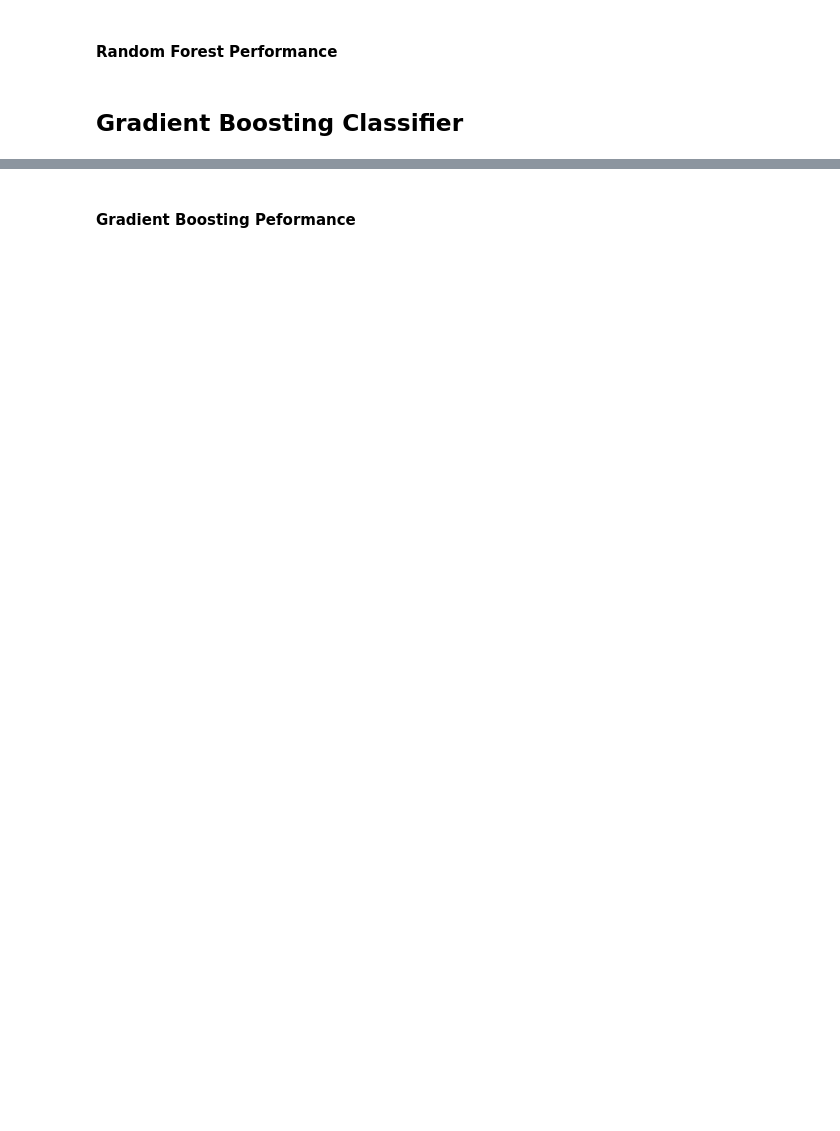
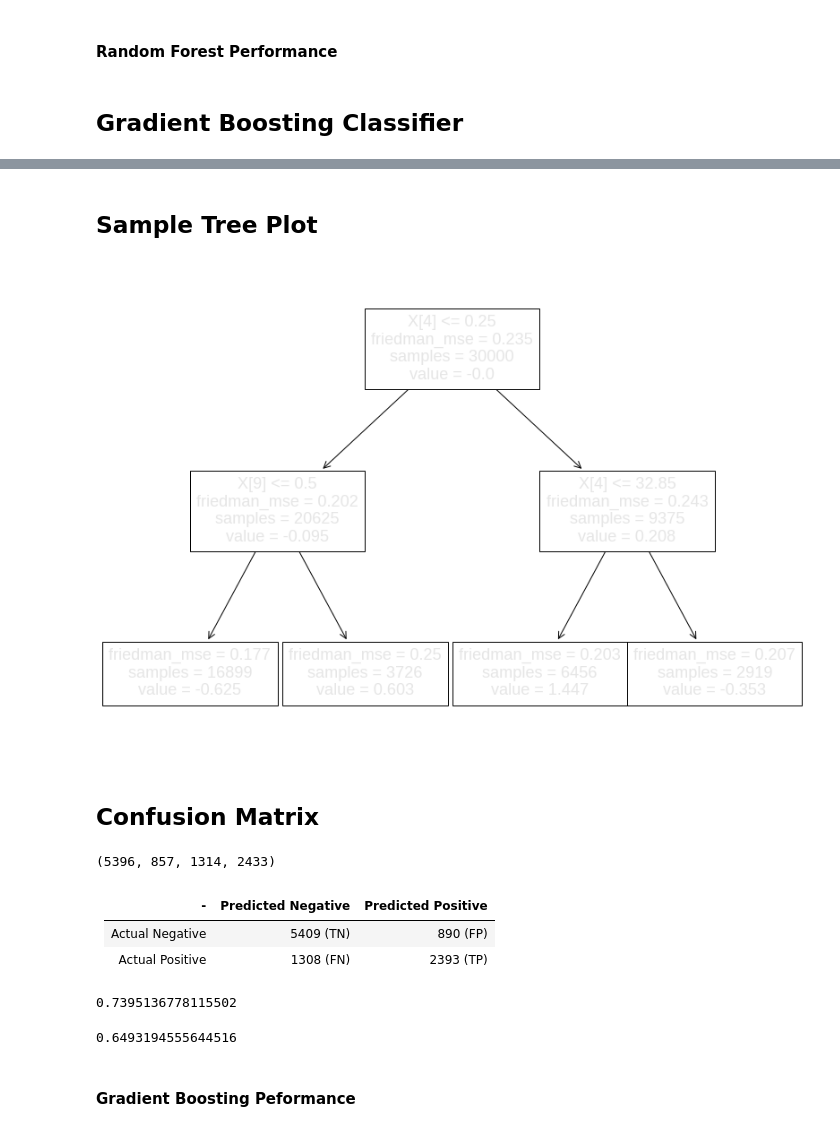
Before and after one commit to boogiedev/churning-a-blind-eye, a Jupyter notebook: modeling.ipynb, the cells around one changed output, grey strips where cells are left out. Saved outputs shown, nothing was run; the diff lists cells and outputs as text; code cells hidden in the pictures; blank space fills up the shorter version.

```diff
--- a/modeling.ipynb
+++ b/modeling.ipynb
@@ -124,2 +153,35 @@ model_gb = GradientBoostingClassifier(
+# %% [markdown]
+## Sample Tree Plot
+# %%
+fig, ax = plt.subplots(figsize=(14, 10))
+tree_1 = model_gb.estimators_[0][0]
+tree_1_plot = plot_tree(tree_1, ax=ax)
+# %% [output]
+[figure, added]
+# %% [markdown]
+## Confusion Matrix
+# %%
+# Confusion Matrix GBC
+true_neg, false_pos, false_neg, true_pos = confusion_matrix(y_test, y_pred_gb).flatten()
+true_neg, false_pos, false_neg, true_pos
+# %% [output]
+(5396, 857, 1314, 2433)
+# %% [markdown]
+| -        |       Predicted Negative      |  Predicted Positive |
+| ------------- |:-------------:| -----:|
+| Actual Negative | 5409 (TN)  | 890 (FP)
+| Actual Positive | 1308 (FN) | 2393 (TP)
+# %%
+# Precision GBC
+precision = true_pos / (true_pos + false_pos)
+precision
+# %% [output]
+0.7395136778115502
+# %%
+# Recall GBC
+recall = true_pos / (true_pos + false_neg)
+recall
+# %% [output]
+0.6493194555644516
 # %% [markdown]
 #### Gradient Boosting Peformance
```
Also changed, not shown: parts of 11 cells of this notebook.
